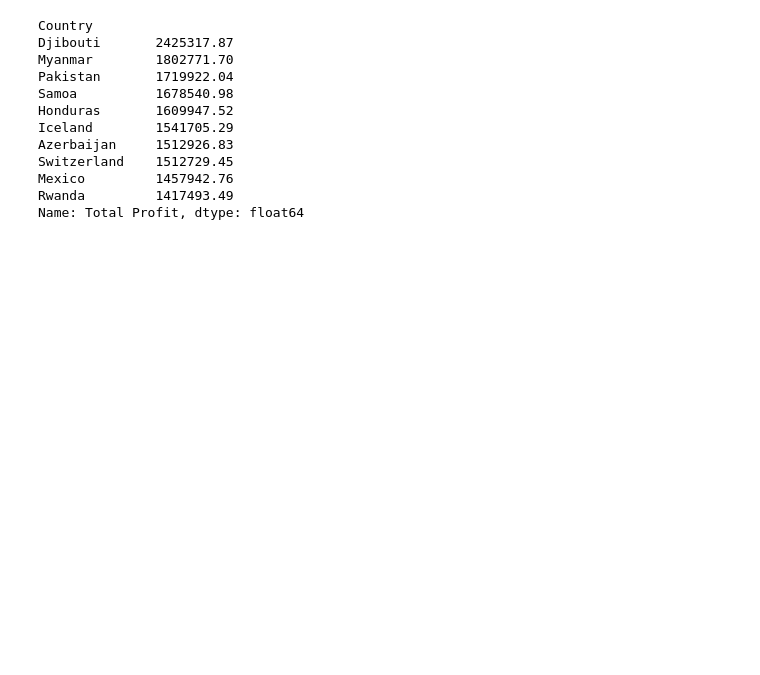
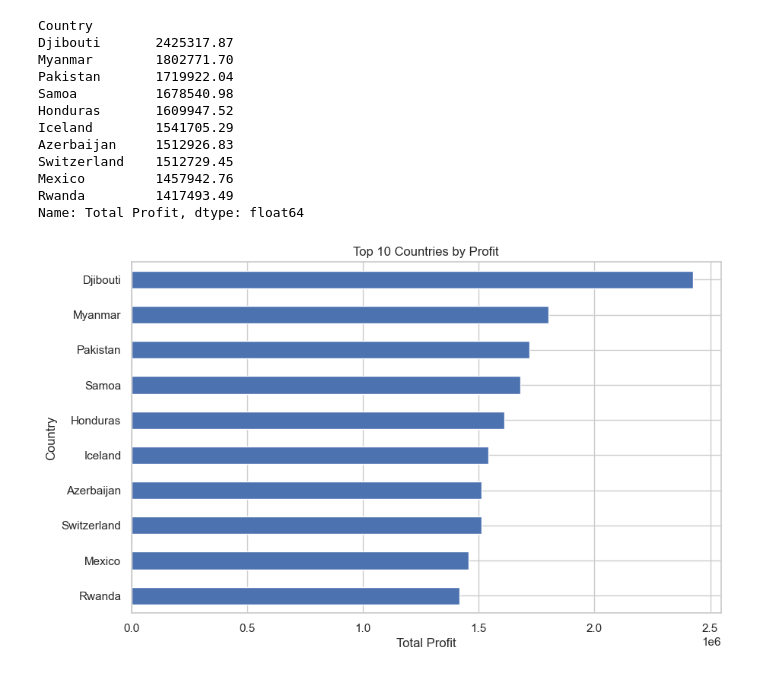
Before and after one commit to Ebin21/Amazon-Sales-Data-Analysis-using-python, a Jupyter notebook: Amazon-Sales.ipynb, the cells around one changed output. Cells and saved outputs as stored; diff of their text form; code cells hidden in the pictures; blank space fills up the shorter version.

```diff
--- a/Amazon-Sales.ipynb
+++ b/Amazon-Sales.ipynb
@@ -807,3 +807,15 @@ Switzerland    1512729.45
 Mexico         1457942.76
 Rwanda         1417493.49
 Name: Total Profit, dtype: float64
+# %%
+plt.figure(figsize=(10, 6))
+
+country_profit.sort_values().plot(kind='barh')
+
+plt.title('Top 10 Countries by Profit')
+plt.xlabel('Total Profit')
+plt.ylabel('Country')
+
+plt.show()
+# %% [output]
+[figure, added]
```
